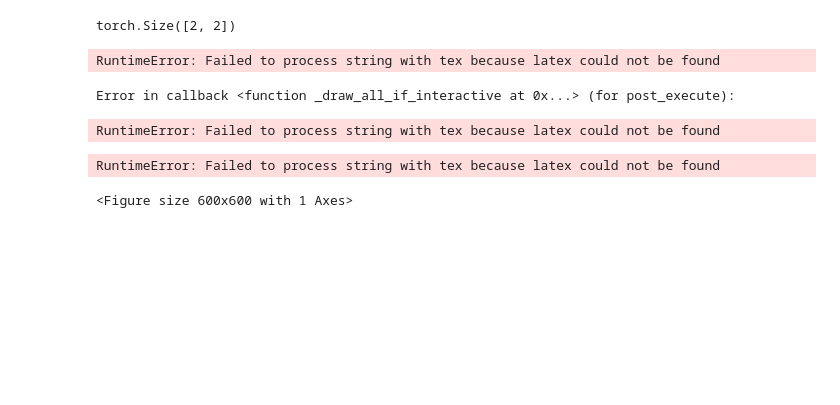
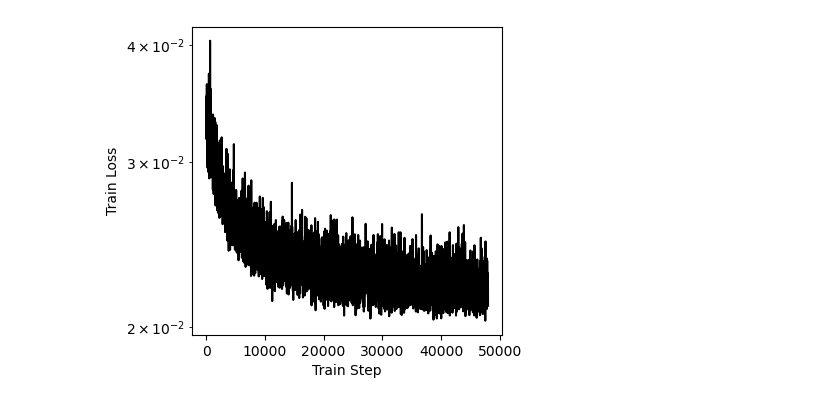
Before and after one commit to bioAI-Oslo/ConjunctiveRepresentations, a Jupyter notebook: short_trajectory_RNN_WITH_CONTEXT.ipynb, the cells around one changed output. Cells and saved outputs as stored; diff of their text form; code cells hidden in the pictures; blank space fills up the shorter version.

```diff
--- a/short_trajectory_RNN_WITH_CONTEXT.ipynb
+++ b/short_trajectory_RNN_WITH_CONTEXT.ipynb
@@ -34,11 +34,6 @@ model = RecurrentSpaceNet(n_in = n_in, n_out = n_out, corr_across_space= True,
 optimizer = torch.optim.Adam(model.parameters(), lr = 1e-4)
 # %%
 genny = SimpleDatasetMaker() # use simple dataset
-
-contexts = torch.tensor([[0,10],[10, 0]], device= device)
-print(contexts.shape)
-# %% [output]
-torch.Size([2, 2])
 # %%
 train_history = []
 progress = tqdm(range(train_steps))
@@ -59,15 +53,12 @@ for i in progress: # train loop
         progress.set_description(f"loss: {loss:>7f}")
 # %%
 plt.figure(figsize=(4,4))
-plt.semilogy(np.arange(len(train_history)), train_history, "-k")
+train_history = train_history[200:]
+plt.semilogy(np.arange(len(train_history))*10, train_history, "-k")
 plt.xlabel("Train Step")
 plt.ylabel("Train Loss")
 plt.savefig(f"{save_loc}/model_loss_history")
 # %% [output]
-RuntimeError: Failed to process string with tex because latex could not be found
-Error in callback <function _draw_all_if_interactive at 0x...> (for post_execute):
-RuntimeError: Failed to process string with tex because latex could not be found
-RuntimeError: Failed to process string with tex because latex could not be found
-<Figure size 600x600 with 1 Axes>
+[figure, added]
 # %%
 # evaluate  model to visualize prediction error
```
Also changed, not shown: parts of 5 cells of this notebook, 3 other files.
